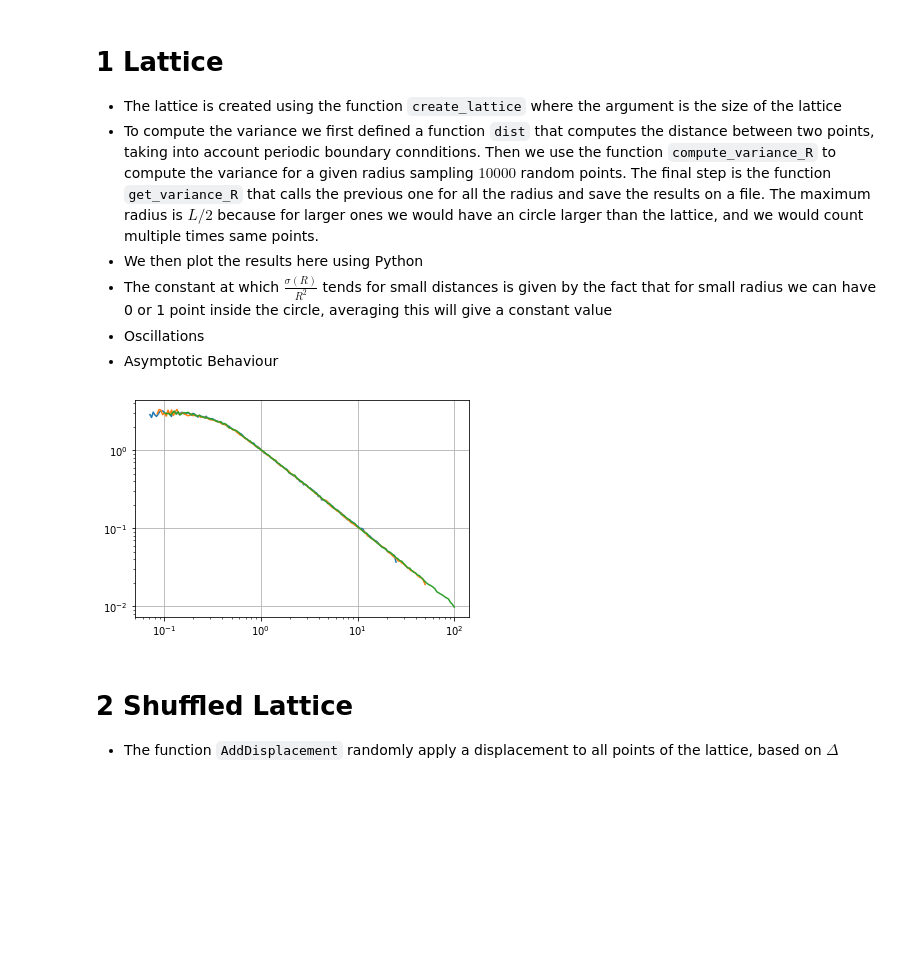
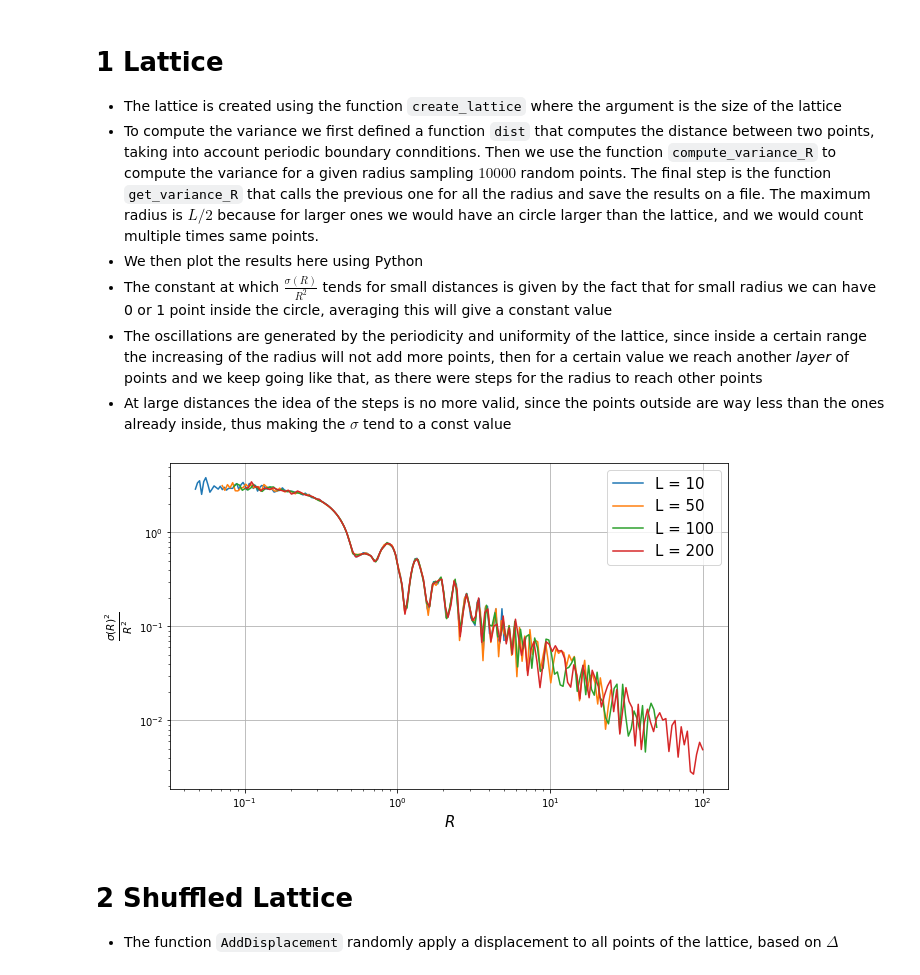
Before and after one commit to lfdavoli/Hyperuniformity, a Jupyter notebook: graphs.ipynb, the cells around one changed output. Drawn from its saved outputs; the diff is of its cells as text; code cells hidden in the pictures; blank space fills up the shorter version.

```diff
--- a/graphs.ipynb
+++ b/graphs.ipynb
@@ -7,26 +7,29 @@ import matplotlib.pyplot as plt
 * To compute the variance we first defined a function `dist` that computes the distance between two points, taking into account periodic boundary connditions. Then we use the function `compute_variance_R` to compute the variance for a given radius sampling $10000$ random points. The final step is the function `get_variance_R` that calls the previous one for all the radius and save the results on a file. The maximum radius is $L/2$ because for larger ones we would have an circle larger than the lattice, and we would count multiple times same points.
 * We then plot the results here using Python
 * The constant at which $\frac{\sigma (R)}{R^2}$ tends for small distances is given by the fact that for small radius we can have 0 or 1 point inside the circle, averaging this will give a constant value
-* Oscillations
-* Asymptotic Behaviour
+* The oscillations are generated by the periodicity and uniformity of the lattice, since inside a certain range the increasing of the radius will not add more points, then for a certain value we reach another *layer* of points and we keep going like that, as there were steps for the radius to reach other points
+* At large distances the idea of the steps is no more valid, since the points outside are way less than the ones already inside, thus making the $\sigma$ tend to a const value
 # %%
-#data10 = np.loadtxt("c++/10_2.csv", delimiter=" ")
-data50 = np.loadtxt("c++/50_2.csv", delimiter=" ")
-data100 = np.loadtxt("c++/100_2.csv", delimiter=" ")
-data200 = np.loadtxt("c++/200_2.csv", delimiter=" ")
+data10 = np.loadtxt("c++/data/10.csv", delimiter=" ")
+data50 = np.loadtxt("c++/data/50.csv", delimiter=" ")
+data100 = np.loadtxt("c++/data/100.csv", delimiter=" ")
+data200 = np.loadtxt("c++/data/200.csv", delimiter=" ")
 # %%
-fig, ax = plt.subplots()
+fig, ax = plt.subplots(figsize=(10,6))
 
-#ax.plot(data100[50:,0], data10[50:,1])
-ax.plot(data50[50:,0], data50[50:,1])
-ax.plot(data100[50:,0], data100[50:,1])
-ax.plot(data200[50:,0], data200[50:,1])
+ax.plot(data10[50:,0], data10[50:,1], label="L = 10")
+ax.plot(data50[50:,0], data50[50:,1], label="L = 50")
+ax.plot(data100[50:,0], data100[50:,1], label="L = 100")
+ax.plot(data200[50:,0], data200[50:,1], label="L = 200")
 
+ax.set_xlabel(r"$R$", size=15)
+ax.set_ylabel(r"$\frac{\sigma(R)^2}{R^2}$", size=15)
 ax.grid()
+ax.legend(fontsize=15)
 ax.set_xscale('log')
 ax.set_yscale('log')
 # %% [output]
-[figure, old version]
+[figure, new version]
 # %% [markdown]
 # 2 Shuffled Lattice
 * The function `AddDisplacement` randomly apply a displacement to all points of the lattice, based on $\Delta$
```
Also changed, not shown: parts of 7 cells of this notebook.
